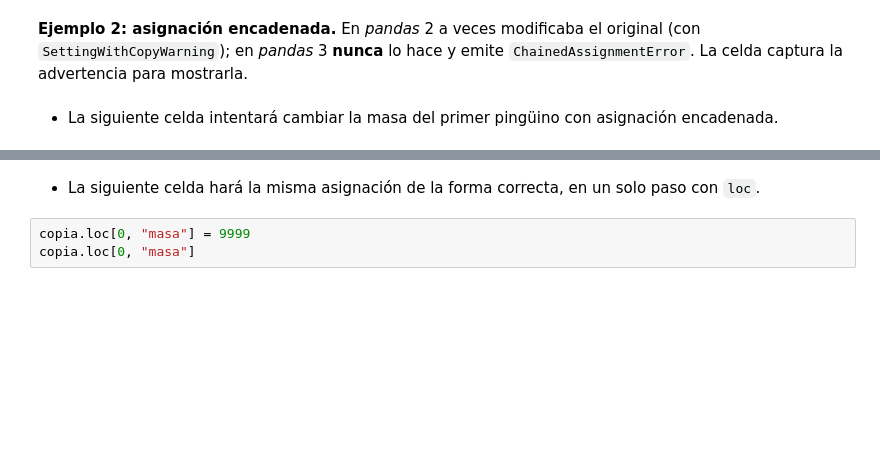
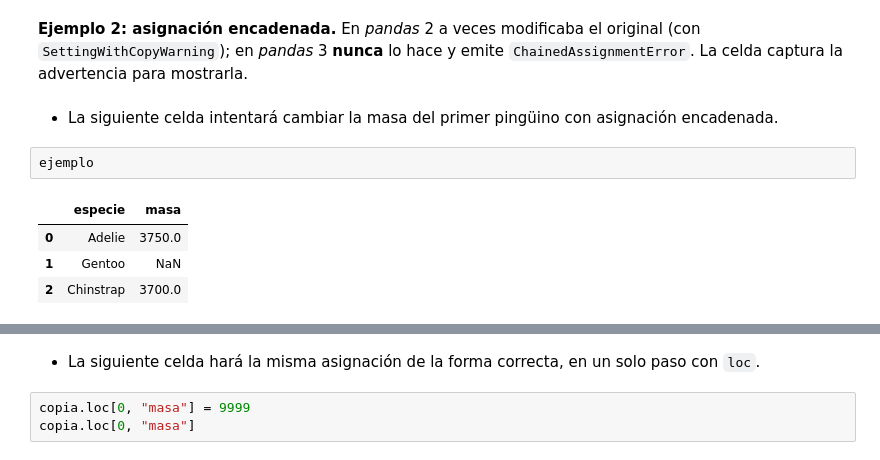
Before and after one commit to PythonistaMX/py401, a Jupyter notebook: 03_pandas_3_esencial.ipynb, the cells around one changed output, grey strips where cells are left out. Saved outputs shown, nothing was run; the diff lists cells and outputs as text; blank space fills up the shorter version.

```diff
--- a/03_pandas_3_esencial.ipynb
+++ b/03_pandas_3_esencial.ipynb
@@ -100,6 +111,13 @@ ejemplo.dtypes
 **Ejemplo 2: asignación encadenada.** En *pandas* 2 a veces modificaba el original (con `SettingWithCopyWarning`); en *pandas* 3 **nunca** lo hace y emite `ChainedAssignmentError`. La celda captura la advertencia para mostrarla.
 # %% [markdown]
 * La siguiente celda intentará cambiar la masa del primer pingüino con asignación encadenada.
+# %%
+ejemplo
+# %% [output]
+|  | especie | masa |
+| 0 | Adelie | 3750.0 |
+| 1 | Gentoo | NaN |
+| 2 | Chinstrap | 3700.0 |
 # %%
 copia = ejemplo.copy()
 with warnings.catch_warnings(record=True) as avisos:
```
Also changed, not shown: parts of 23 cells of this notebook, 4 other files.
